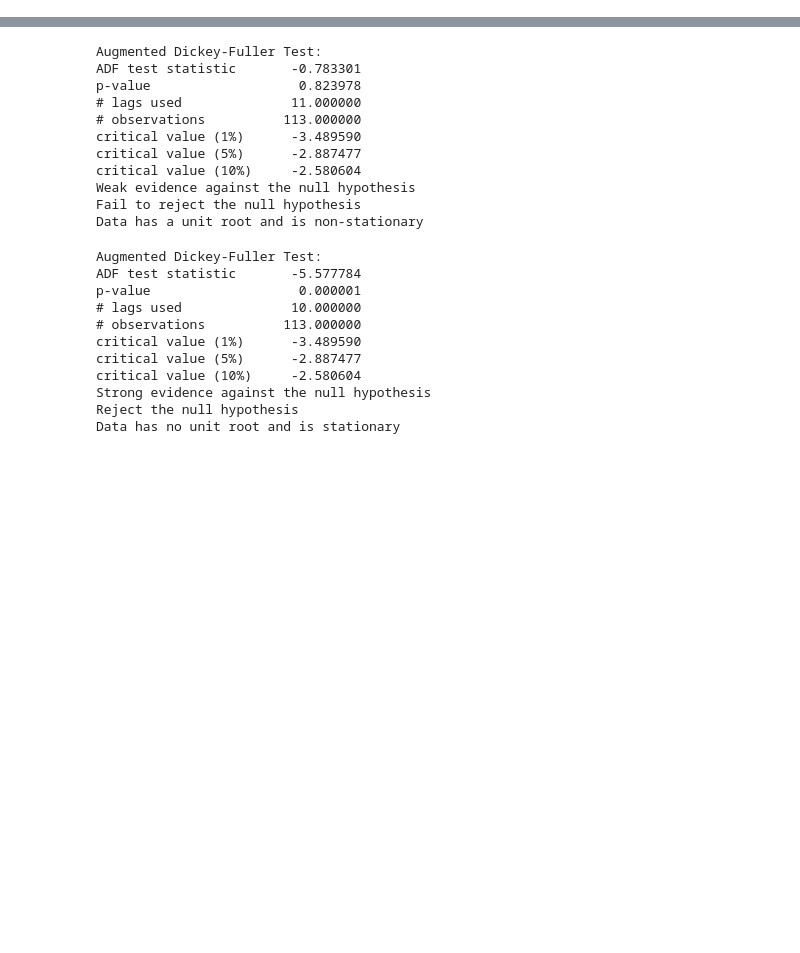
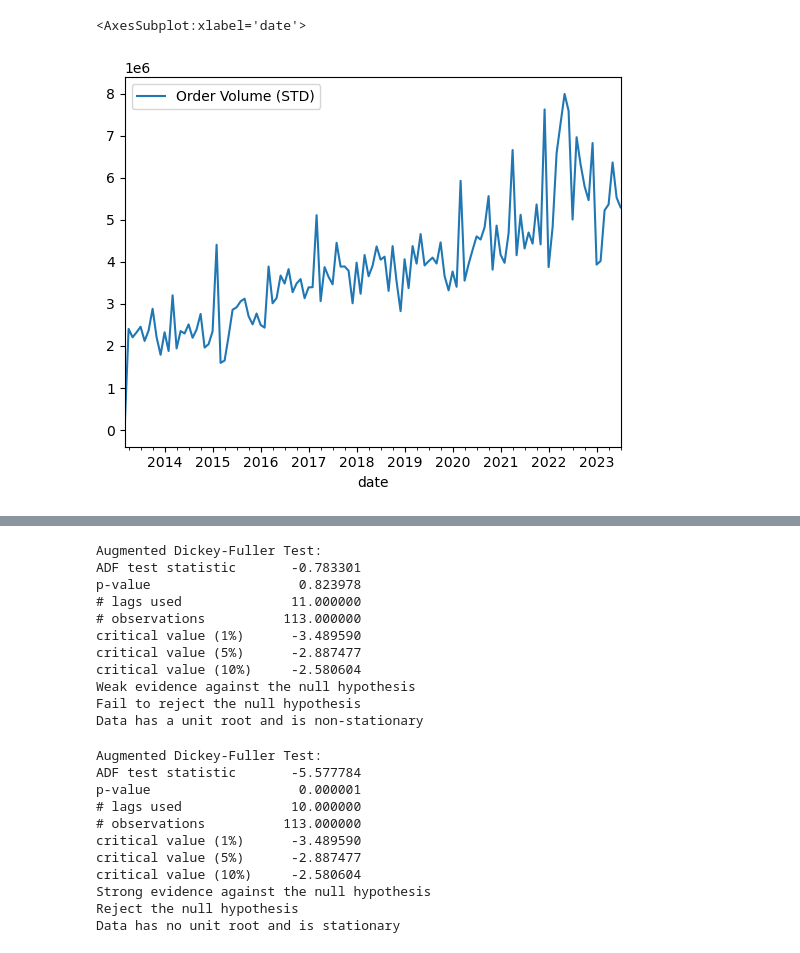
Before and after one commit to Shahidazad/Demand-Forecasting, a Jupyter notebook: arima_univariate_C+ St Plk_carolinas.ipynb, the cells around one changed output, grey strips where cells are left out. Drawn from its saved outputs; the diff is of its cells as text; code cells hidden in the pictures; blank space fills up the shorter version.

```diff
--- a/arima_univariate_C+ St Plk_carolinas.ipynb
+++ b/arima_univariate_C+ St Plk_carolinas.ipynb
@@ -70,3 +68,8 @@ def adf_test(series,title=''):
         print("Data has a unit root and is non-stationary")
 # %%
 df=preprocess_data(df,'Carolinas','C+ St Plk')
+# %%
+df.plot()
+# %% [output]
+<AxesSubplot:xlabel='date'>
+[figure, added]
```
Also changed, not shown: parts of 6 cells of this notebook, 7 other files.
